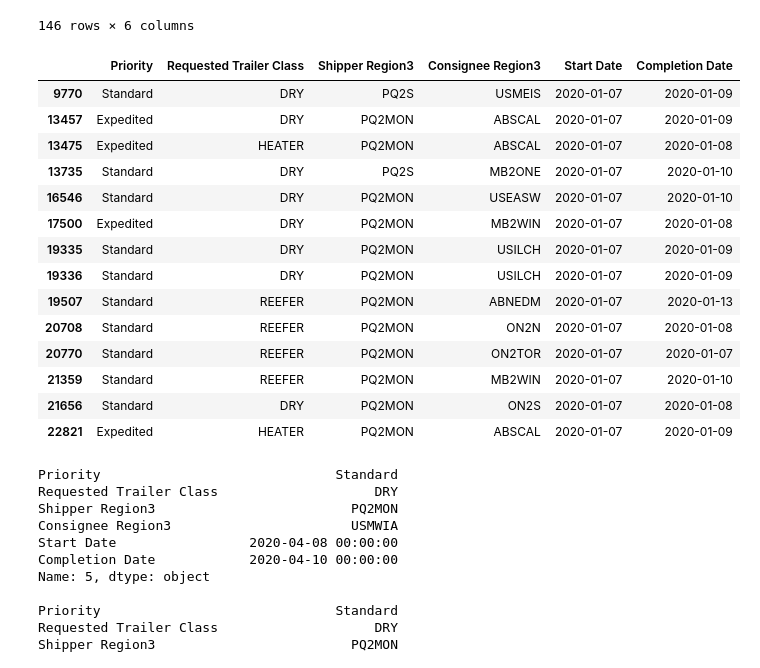
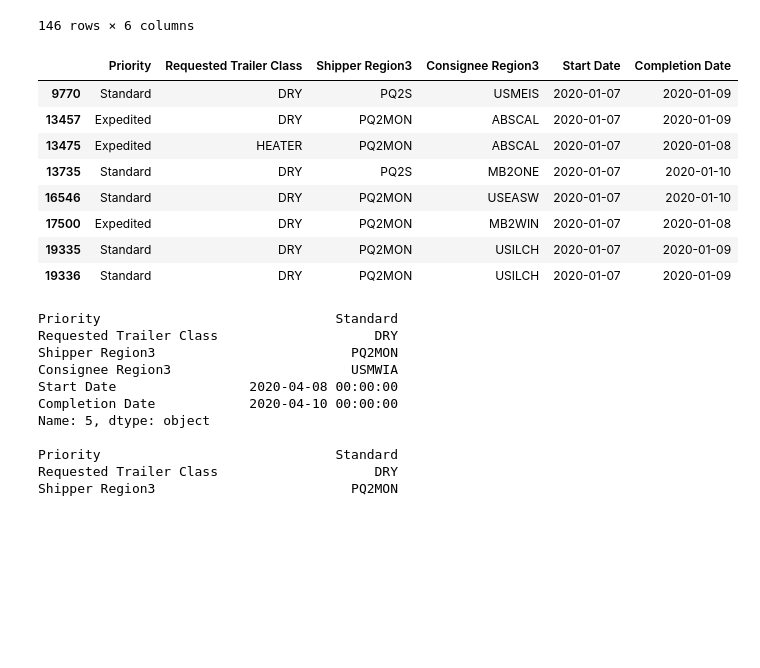
Before and after one commit to tranndt/ml-usra2021-NexusDataChallengeBison, a Jupyter notebook: [05-2021] Nexus Data Challenge/Algorithm.ipynb, the cells around one changed output. Saved outputs shown, nothing was run; the diff lists cells and outputs as text; code cells hidden in the pictures; blank space fills up the shorter version.

```diff
--- a/[05-2021] Nexus Data Challenge/Algorithm.ipynb
+++ b/[05-2021] Nexus Data Challenge/Algorithm.ipynb
@@ -312,27 +344,21 @@ def get_cand_orders(df,date,col=['Start Date','Completion Date'],num_orders=None
 # %%
 # Demo
 df = DF_CLEAN
 date1 = pd.Timestamp(2020,1,1,0)
 date2 = pd.Timestamp(2020,1,7,0)
 
 # get_cand_orders(df,date2) # Get all the candidate orders
-get_cand_orders(df,date2,'Start Date',num_orders=20) # Get a certain number of the candidate orders on that day
+get_cand_orders(df,date2,'Start Date',8) # Get a certain number of the candidate orders on that day
 # %% [output]
 |  | Priority | Requested Trailer Class | Shipper Region3 | Consignee Region3 | Start Date | Completion Date |
 | 9770 | Standard | DRY | PQ2S | USMEIS | 2020-01-07 | 2020-01-09 |
 | 13457 | Expedited | DRY | PQ2MON | ABSCAL | 2020-01-07 | 2020-01-09 |
 | 13475 | Expedited | HEATER | PQ2MON | ABSCAL | 2020-01-07 | 2020-01-08 |
 | 13735 | Standard | DRY | PQ2S | MB2ONE | 2020-01-07 | 2020-01-10 |
 | 16546 | Standard | DRY | PQ2MON | USEASW | 2020-01-07 | 2020-01-10 |
 | 17500 | Expedited | DRY | PQ2MON | MB2WIN | 2020-01-07 | 2020-01-08 |
 | 19335 | Standard | DRY | PQ2MON | USILCH | 2020-01-07 | 2020-01-09 |
 | 19336 | Standard | DRY | PQ2MON | USILCH | 2020-01-07 | 2020-01-09 |
-| 19507 | Standard | REEFER | PQ2MON | ABNEDM | 2020-01-07 | 2020-01-13 |
-| 20708 | Standard | REEFER | PQ2MON | ON2N | 2020-01-07 | 2020-01-08 |
-| 20770 | Standard | REEFER | PQ2MON | ON2TOR | 2020-01-07 | 2020-01-07 |
-| 21359 | Standard | REEFER | PQ2MON | MB2WIN | 2020-01-07 | 2020-01-10 |
-| 21656 | Standard | DRY | PQ2MON | ON2S | 2020-01-07 | 2020-01-08 |
-| 22821 | Expedited | HEATER | PQ2MON | ABSCAL | 2020-01-07 | 2020-01-09 |
 # %%
 # Actually reschedule an order in the scheduling table (by overwriting the date in column col)
 # Returns the modified schedule and the updated counts
```
Also changed, not shown: parts of 13 cells of this notebook, 1 other file.
